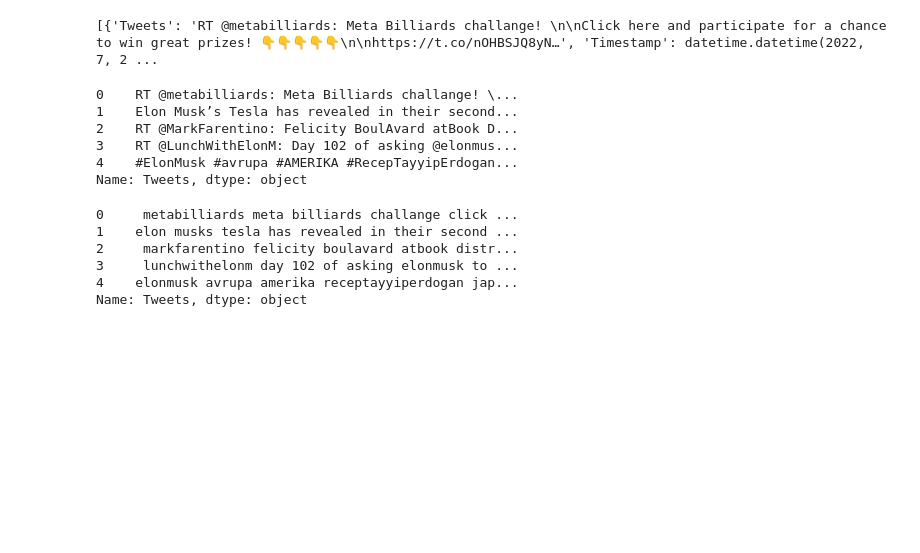
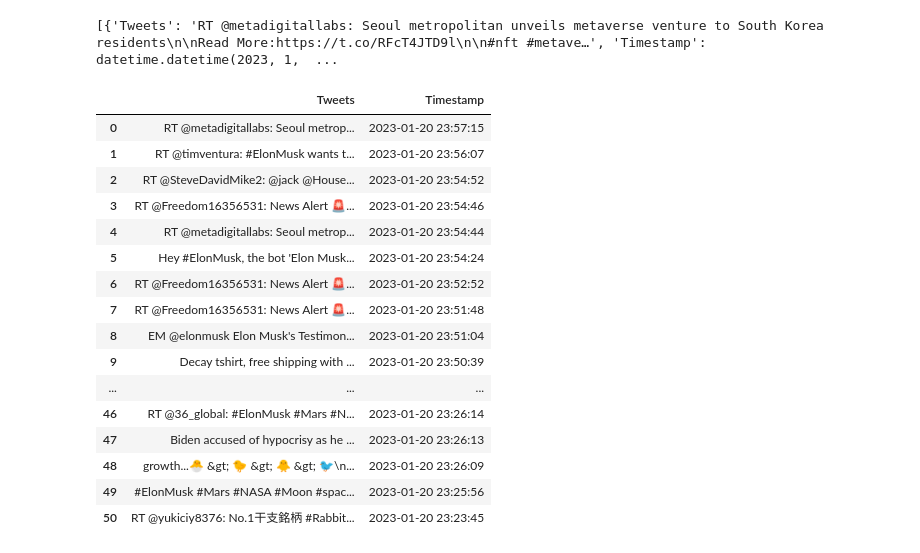
Before and after one commit to heyronith/sentimentalanalysis, a Jupyter notebook: #ElonMusk Sentiment.ipynb, the cells around one changed output. Saved outputs shown, nothing was run; the diff lists cells and outputs as text; code cells hidden in the pictures; blank space fills up the shorter version.

```diff
--- a/#ElonMusk Sentiment.ipynb
+++ b/#ElonMusk Sentiment.ipynb
@@ -10,10 +10,10 @@ import re
 import matplotlib.pyplot as plt
 plt.style.use('fivethirtyeight')
 # %%
-consumer_key='Lgvm5nxlT7MeDqemfytZnbD4h'
-consumer_secret='omLNO595LoxcMmy1RSrD0w7QCDipqkwjpJVsnv6P4iZnH77b5B'
-access_token='1547442958382809088-a4Rj1SY9Bvmn7TCuWSGdM06V5QyMly'
-access_token_secret='TA3dplCocME6ibTxG5yYr56K7g0wRFmpUJyLVJvTjXQpm'
+consumer_key='RcD7RUVV88gYcb6wCPqbMyoo7'
+consumer_secret='Qxe2AFUqa5aYUJyFOyhcDZxBUNQEULyaK9FgEs0InrwerQ728r'
+access_token='1547442958382809088-YETJJNxPDMjemqyur9iMhziDvcnpB1'
+access_token_secret='ziL6UZXaUlAwgkuj29f6Z9BVrGS7b1cdeSS4U4nilcFAC'
 # %%
 #auth twitter
 
@@ -28,15 +28,26 @@ tweets=[{"Tweets":tweet.text, 'Timestamp':tweet.created_at} for tweet in query]
 # %%
 print(tweets)
 # %% [output]
-[{'Tweets': 'RT @metabilliards: Meta Billiards challange! \n\nClick here and participate for a chance to win great prizes! 👇👇👇👇👇\n\nhttps://t.co/nOHBSJQ8yN…', 'Timestamp': datetime.datetime(2022, 7, 2 ...
+[{'Tweets': 'RT @metadigitallabs: Seoul metropolitan unveils metaverse venture to South Korea residents\n\nRead More:https://t.co/RFcT4JTD9l\n\n#nft #metave…', 'Timestamp': datetime.datetime(2023, 1,  ...
 # %%
 df=pd.DataFrame(tweets)
 # %%
-df.Tweets.head()
+df
 # %% [output]
-0    RT @metabilliards: Meta Billiards challange! \...
-1    Elon Musk’s Tesla has revealed in their second...
-2    RT @MarkFarentino: Felicity BoulAvard atBook D...
-3    RT @LunchWithElonM: Day 102 of asking @elonmus...
-4    #ElonMusk #avrupa #AMERIKA #RecepTayyipErdogan...
-Name: Tweets, dtype: object
+|  | Tweets | Timestamp |
+| 0 | RT @metadigitallabs: Seoul metrop... | 2023-01-20 23:57:15 |
+| 1 | RT @timventura: #ElonMusk wants t... | 2023-01-20 23:56:07 |
+| 2 | RT @SteveDavidMike2: @jack @House... | 2023-01-20 23:54:52 |
+| 3 | RT @Freedom16356531: News Alert 🚨... | 2023-01-20 23:54:46 |
+| 4 | RT @metadigitallabs: Seoul metrop... | 2023-01-20 23:54:44 |
+| 5 | Hey #ElonMusk, the bot 'Elon Musk... | 2023-01-20 23:54:24 |
+| 6 | RT @Freedom16356531: News Alert 🚨... | 2023-01-20 23:52:52 |
+| 7 | RT @Freedom16356531: News Alert 🚨... | 2023-01-20 23:51:48 |
+| 8 | EM @elonmusk Elon Musk's Testimon... | 2023-01-20 23:51:04 |
+| 9 | Decay tshirt, free shipping with ... | 2023-01-20 23:50:39 |
+| ... | ... | ... |
+| 46 | RT @36_global: #ElonMusk #Mars #N... | 2023-01-20 23:26:14 |
+| 47 | Biden accused of hypocrisy as he ... | 2023-01-20 23:26:13 |
+| 48 | growth...🐣 &gt; 🐤 &gt; 🐥 &gt; 🐦\n... | 2023-01-20 23:26:09 |
+| 49 | #ElonMusk #Mars #NASA #Moon #spac... | 2023-01-20 23:25:56 |
+| 50 | RT @yukiciy8376: No.1干支銘柄 #Rabbit... | 2023-01-20 23:23:45 |
@@ -45,15 +53,0 @@ df['Tweets'] = df['Tweets'].apply(lambda x: " ".join(x.lower() for x in str(x).s
-# %%
-#cleaning all the unnecessary texts from the tweets
-
-df['Tweets']=df['Tweets'].str.replace('[^\w\s]',"")
-df['Tweets']=df['Tweets'].str.replace('rt',"")
-df['Tweets']=df['Tweets'].str.replace('#ElonMusk',"")
-
-df.Tweets.head(5)
-# %% [output]
-0     metabilliards meta billiards challange click ...
-1    elon musks tesla has revealed in their second ...
-2     markfarentino felicity boulavard atbook distr...
-3     lunchwithelonm day 102 of asking elonmusk to ...
-4    elonmusk avrupa amerika receptayyiperdogan jap...
-Name: Tweets, dtype: object
```
Also changed, not shown: parts of 13 cells of this notebook.
